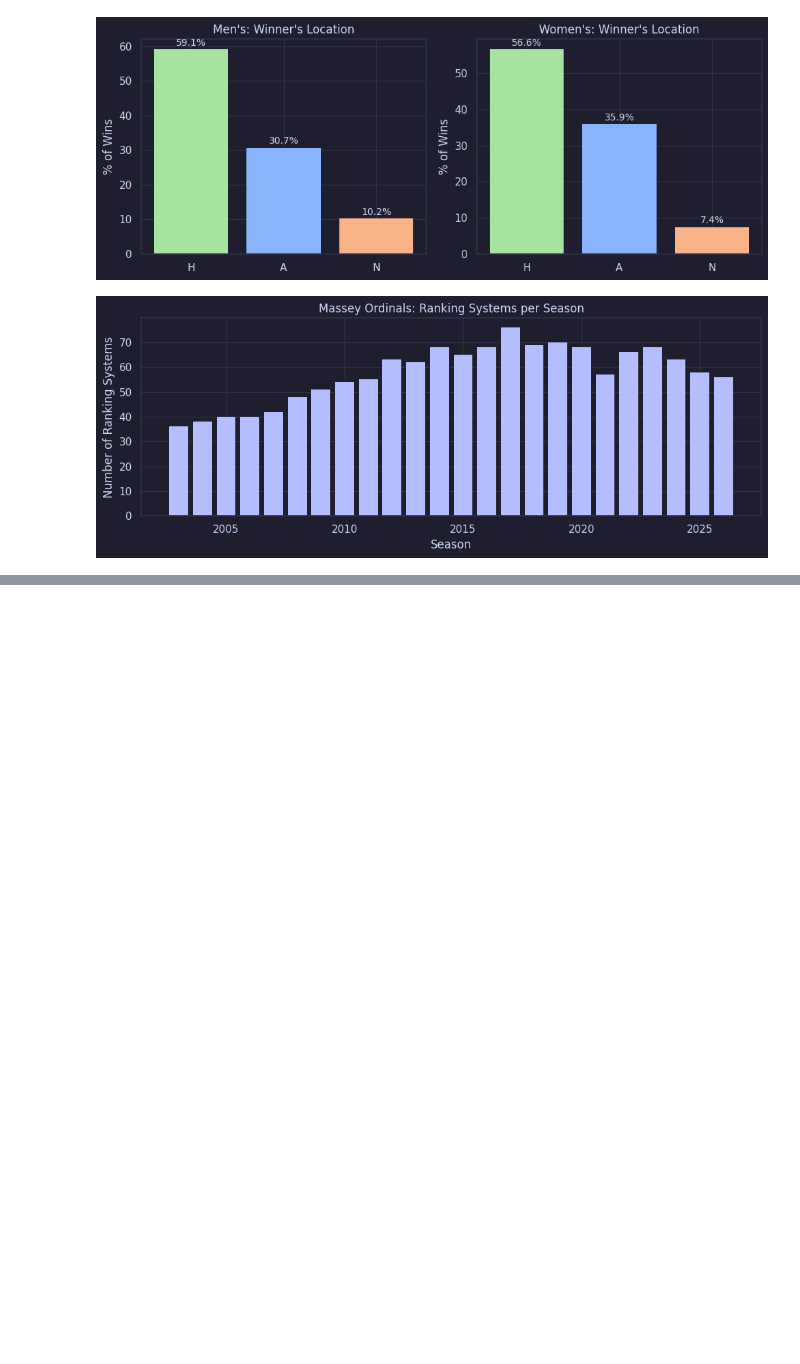
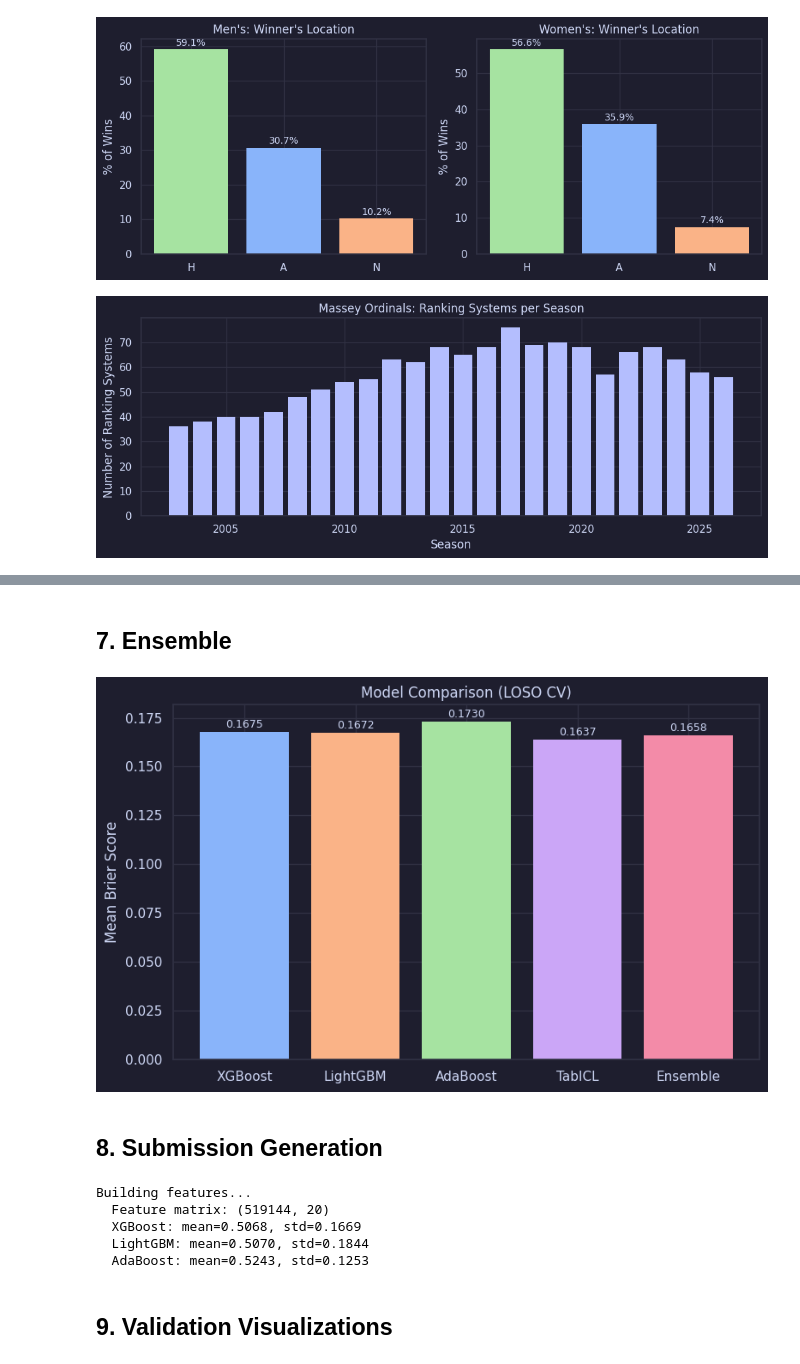
Before and after one commit to aelhajj/kaggle_march_ml_mania_2026, a Jupyter notebook: notebook.ipynb, the cells around one changed output, grey strips where cells are left out. Saved outputs shown, nothing was run; the diff lists cells and outputs as text; code cells hidden in the pictures; blank space fills up the shorter version.

```diff
--- a/notebook.ipynb
+++ b/notebook.ipynb
@@ -201,0 +494,2 @@ plt.show()
+# %% [markdown]
+## 7. Ensemble
@@ -201,0 +508,39 @@ plt.show()
+# %%
+# Validate ensemble with full LOSO (re-train all models per fold)
+ensemble_cv = {}
+for season in sorted(seasons.unique()):
+    train_mask = seasons != season
+    test_mask  = seasons == season
+
+    X_tr, X_te = X[train_mask].copy(), X[test_mask].copy()
+    y_tr, y_te = y[train_mask].values, y[test_mask].values
+    tr_medians  = X_tr.median().to_dict()
+    X_tr_imp    = X_tr.fillna(tr_medians)
+    X_te_imp    = X_te.fillna(tr_medians)
+
+    fold_preds = np.zeros(len(y_te))
+
+    m1 = XGBClassifier(**xgb_model.get_params())
+    m1.fit(X_tr.values, y_tr)
+    fold_preds += weights["XGBoost"] * m1.predict_proba(X_te.values)[:, 1]
+
+    m2 = LGBMClassifier(**lgbm_model.get_params())
+    m2.fit(X_tr.values, y_tr)
+    fold_preds += weights["LightGBM"] * m2.predict_proba(X_te.values)[:, 1]
+
+    m4 = TabICLClassifier(n_estimators=16, random_state=RANDOM_STATE)
+    m4.fit(X_tr_imp.values, y_tr)
+    fold_preds += weights["TabICL"] * m4.predict_proba(X_te_imp.values)[:, 1]
+
+    ensemble_cv[season] = brier_score(y_te, fold_preds)
+
+mean_briers["Ensemble"] = np.mean(list(ensemble_cv.values()))
+print(f"Ensemble mean Brier: {mean_briers['Ensemble']:.4f}")
+print(pd.Series(ensemble_cv, name="Brier").sort_index().round(4))
+# %%
+plot_model_comparison(mean_briers, C.cycle)
+plt.show()
+# %% [output]
+[figure, added]
+# %% [markdown]
+## 8. Submission Generation
@@ -201,0 +553,19 @@ plt.show()
+# %%
+# Stage 1: seasons 2022–2025
+sub1 = generate_submission(
+    data["sample_sub"], models, weights,
+    elo_prev, elo_curr, seed_map, stats_df, massey_df,
+    feature_cols=FEATURE_COLS,
+    impute_medians=IMPUTE_MEDIANS,
+)
+sub1.to_csv("submission_stage1.csv", index=False)
+print(f"Stage 1: {sub1.shape[0]:,} rows")
+print(f"Range : [{sub1['Pred'].min():.4f}, {sub1['Pred'].max():.4f}]")
+print(f"Mean  : {sub1['Pred'].mean():.4f}  Std: {sub1['Pred'].std():.4f}")
+sub1.head()
+# %% [output]
+Building features...
+  Feature matrix: (519144, 20)
+  XGBoost: mean=0.5068, std=0.1669
+  LightGBM: mean=0.5070, std=0.1844
+  AdaBoost: mean=0.5243, std=0.1253
@@ -201,0 +585,2 @@ plt.show()
+# %% [markdown]
+## 9. Validation Visualizations
```
Also changed, not shown: parts of 26 cells of this notebook, 2 other files.
